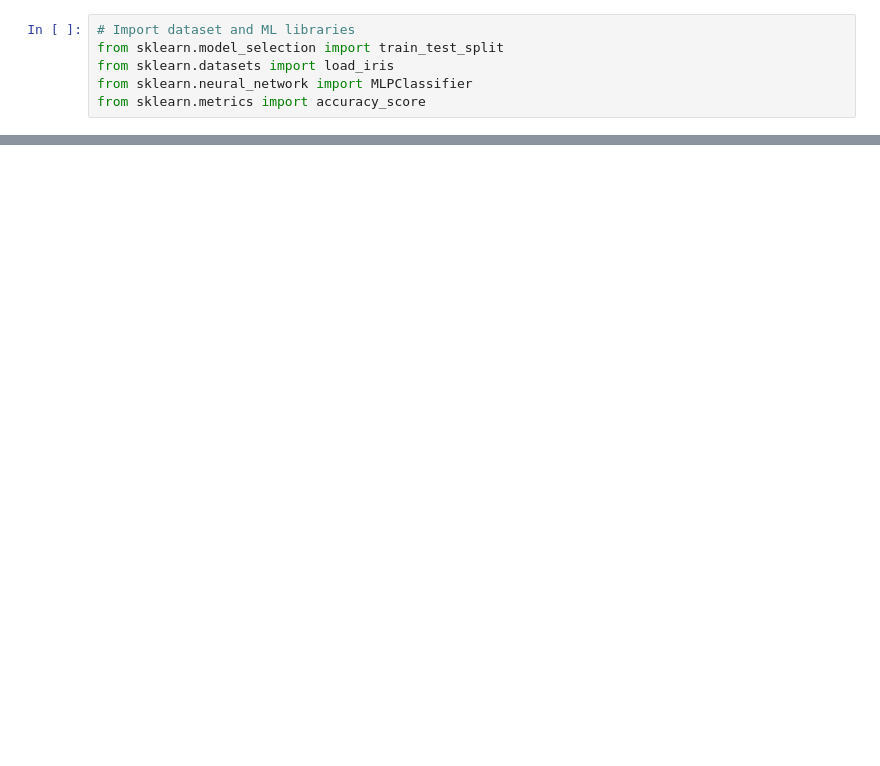
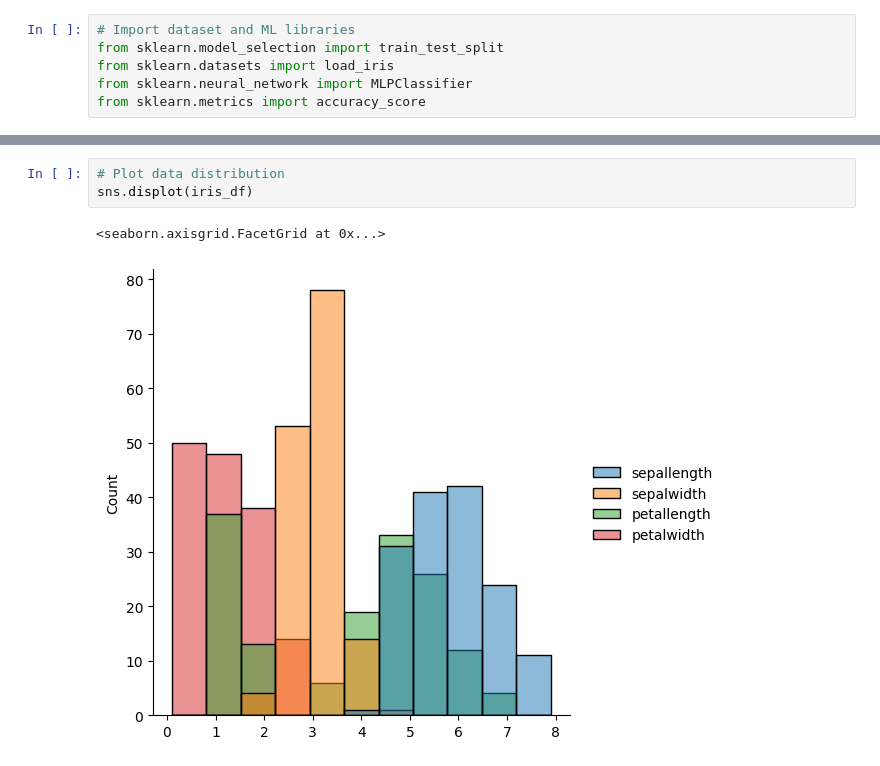
Before and after one commit to Giyanellow/Iris-Classifier, a Jupyter notebook: iris_classifier.ipynb, the cells around one changed output, grey strips where cells are left out. Drawn from its saved outputs; the diff is of its cells as text; blank space fills up the shorter version.

```diff
--- a/iris_classifier.ipynb
+++ b/iris_classifier.ipynb
@@ -26,0 +71,6 @@ from sklearn.metrics import accuracy_score
+# %%
+# Plot data distribution
+sns.displot(iris_df)
+# %% [output]
+<seaborn.axisgrid.FacetGrid at 0x...>
+[figure, added]
```
Also changed, not shown: parts of 7 cells of this notebook, 1 other file.
